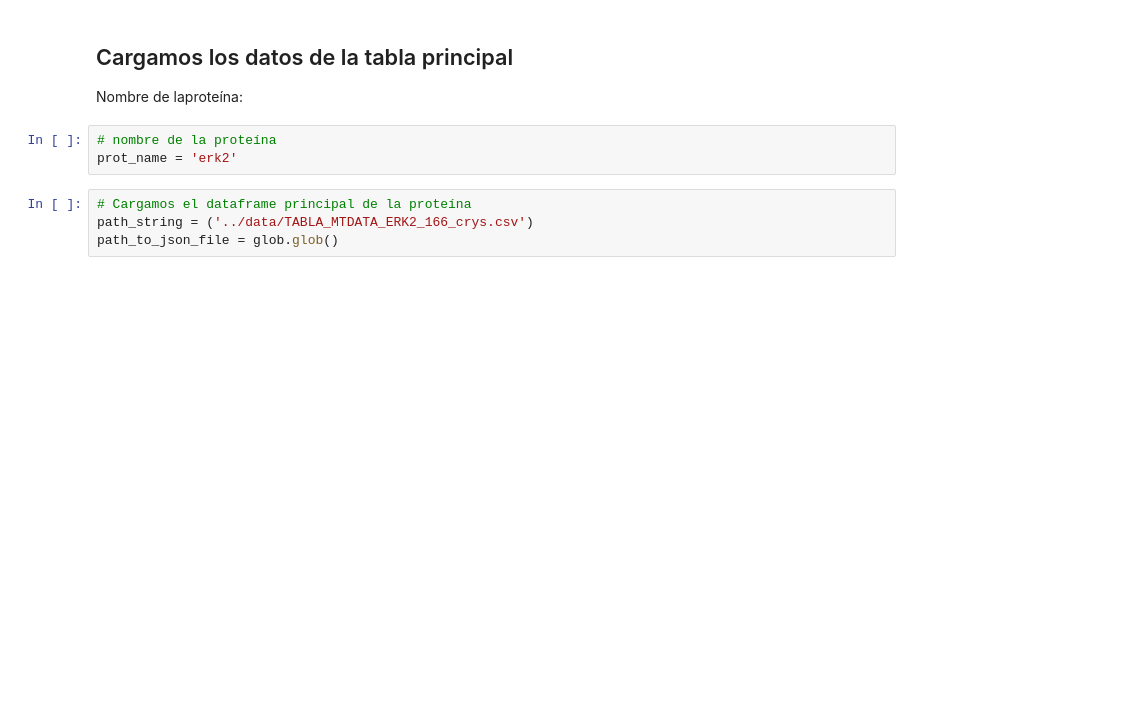
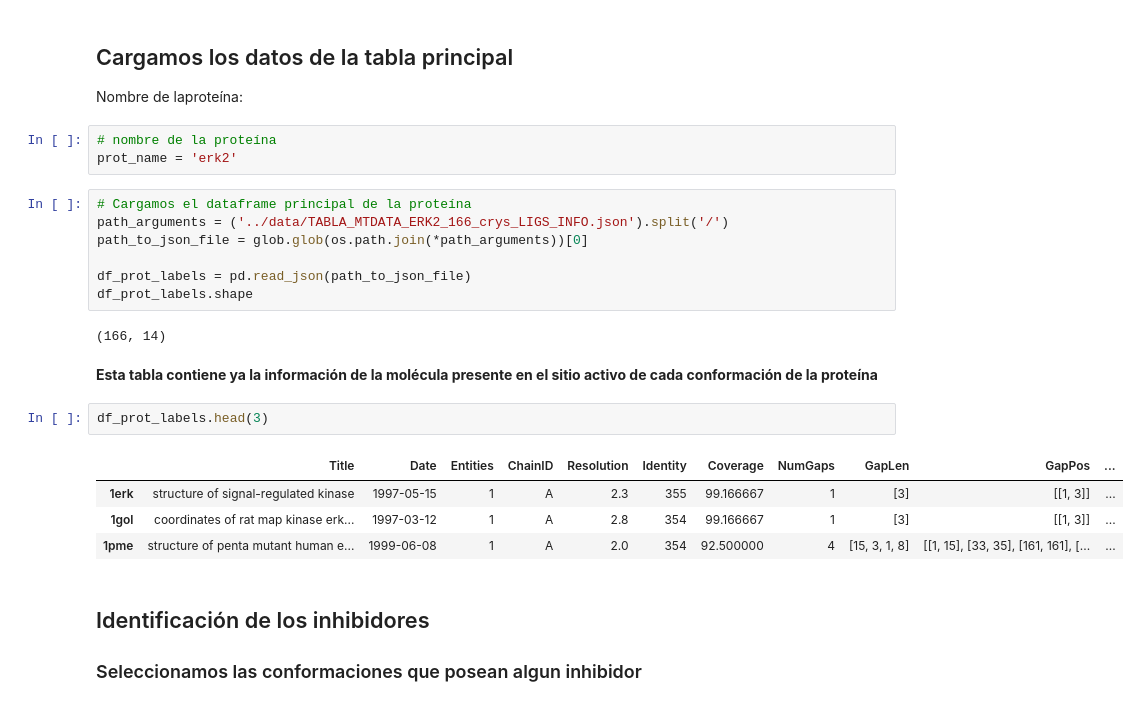
Before and after one commit to jRicciL/ERK2_notebooks, a Jupyter notebook: 1_Fetching_and_generating_data/6_Ligands_Web_Scraping.ipynb, the cells around one changed output. Saved outputs shown, nothing was run; the diff lists cells and outputs as text; blank space fills up the shorter version.

```diff
--- a/1_Fetching_and_generating_data/6_Ligands_Web_Scraping.ipynb
+++ b/1_Fetching_and_generating_data/6_Ligands_Web_Scraping.ipynb
@@ -30,5 +30,22 @@ Nombre de laproteína:
 prot_name = 'erk2'
 # %%
 # Cargamos el dataframe principal de la proteína
-path_string = ('../data/TABLA_MTDATA_ERK2_166_crys.csv')
-path_to_json_file = glob.glob()
+path_arguments = ('../data/TABLA_MTDATA_ERK2_166_crys_LIGS_INFO.json').split('/')
+path_to_json_file = glob.glob(os.path.join(*path_arguments))[0]
+
+df_prot_labels = pd.read_json(path_to_json_file)
+df_prot_labels.shape
+# %% [output]
+(166, 14)
+# %% [markdown]
+**Esta tabla contiene ya la información de la molécula presente en el sitio activo de cada conformación de la proteína**
+# %%
+df_prot_labels.head(3)
+# %% [output]
+|  | Title | Date | Entities | ChainID | Resolution | Identity | Coverage | NumGaps | GapLen | GapPos | ... |
+| 1erk | structure of signal-regulated kinase | 1997-05-15 | 1 | A | 2.3 | 355 | 99.166667 | 1 | [3] | [[1, 3]] | ... |
+| 1gol | coordinates of rat map kinase erk... | 1997-03-12 | 1 | A | 2.8 | 354 | 99.166667 | 1 | [3] | [[1, 3]] | ... |
+| 1pme | structure of penta mutant human e... | 1999-06-08 | 1 | A | 2.0 | 354 | 92.500000 | 4 | [15, 3, 1, 8] | [[1, 15], [33, 35], [161, 161], [... | ... |
+# %% [markdown]
+## Identificación de los inhibidores
+### Seleccionamos las conformaciones que posean algun inhibidor
```
Also changed, not shown: parts of 21 cells of this notebook.
